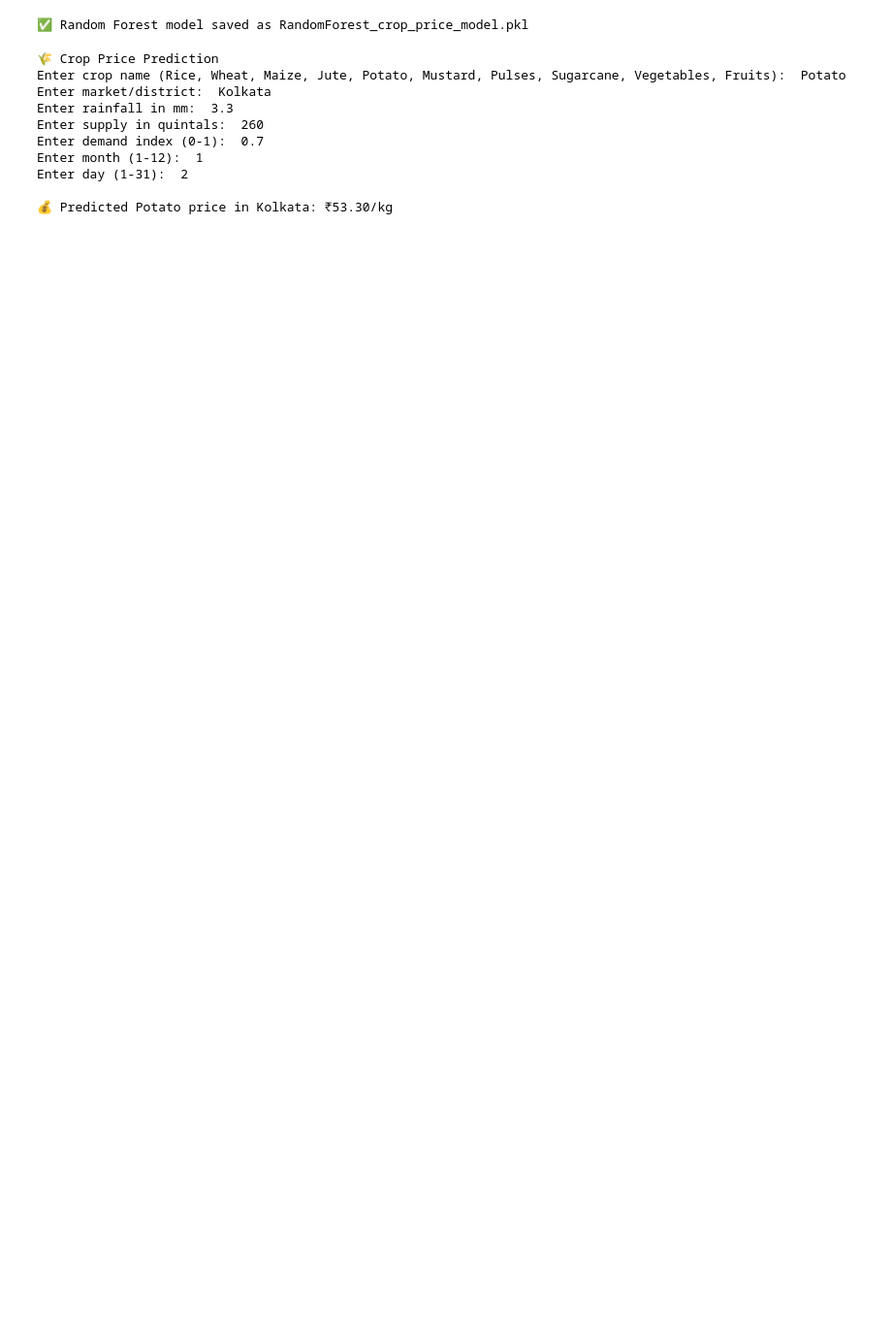
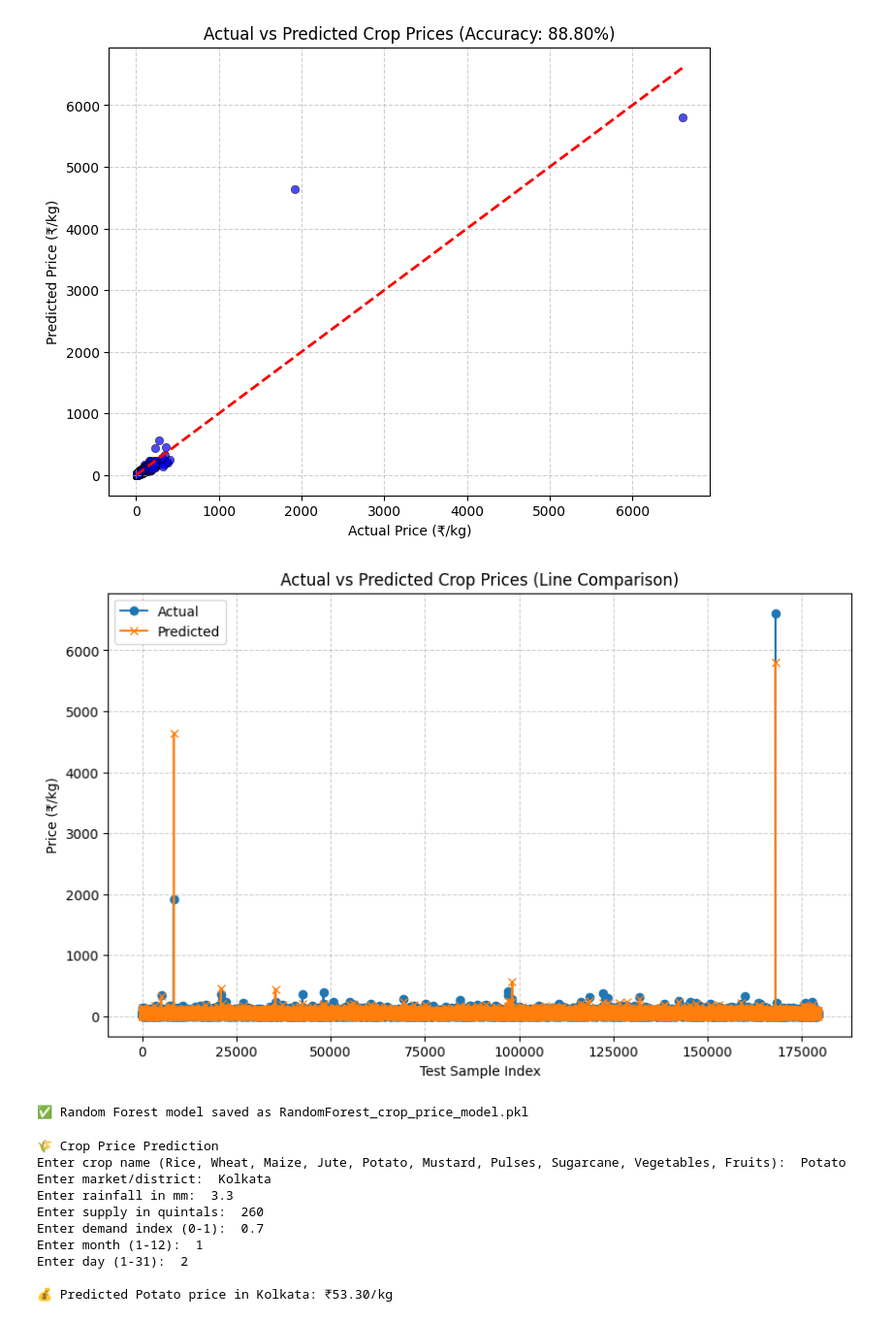
Before and after one commit to soumyadip-giri/Crop_Price_Prediction, a Jupyter notebook: Model creation/crop_price_predict_RF.ipynb, the cells around one changed output. Shown at 97% size. Saved outputs shown, nothing was run; the diff lists cells and outputs as text; code cells hidden in the pictures; blank space fills up the shorter version.

```diff
--- a/Model creation/crop_price_predict_RF.ipynb
+++ b/Model creation/crop_price_predict_RF.ipynb
@@ -96,2 +96,33 @@ R²   : 0.8880
+# %%
+# ===============================
+# 5. Visualization
+# ===============================
+
+import matplotlib.pyplot as plt
+import seaborn as sns
+
+# Scatter plot: Actual vs Predicted
+plt.figure(figsize=(8,6))
+sns.scatterplot(x=y_test, y=y_pred, alpha=0.7, color="blue", edgecolor="k")
+plt.plot([y_test.min(), y_test.max()], [y_test.min(), y_test.max()], "r--", lw=2)  # perfect fit line
+plt.xlabel("Actual Price (₹/kg)")
+plt.ylabel("Predicted Price (₹/kg)")
+plt.title(f"Actual vs Predicted Crop Prices (Accuracy: {accuracy:.2f}%)")
+plt.grid(True, linestyle="--", alpha=0.6)
+plt.show()
+
+# Line chart: Compare Actual vs Predicted
+plt.figure(figsize=(10,6))
+plt.plot(list(range(len(y_test))), y_test.values, label="Actual", marker="o")
+plt.plot(list(range(len(y_pred))), y_pred, label="Predicted", marker="x")
+plt.xlabel("Test Sample Index")
+plt.ylabel("Price (₹/kg)")
+plt.title("Actual vs Predicted Crop Prices (Line Comparison)")
+plt.legend()
+plt.grid(True, linestyle="--", alpha=0.6)
+plt.show()
+# %% [output]
+[figure, added]
+[figure, added]
 # %%
 # ===============================
```
Also changed, not shown: parts of 4 cells of this notebook, 1 other file.
